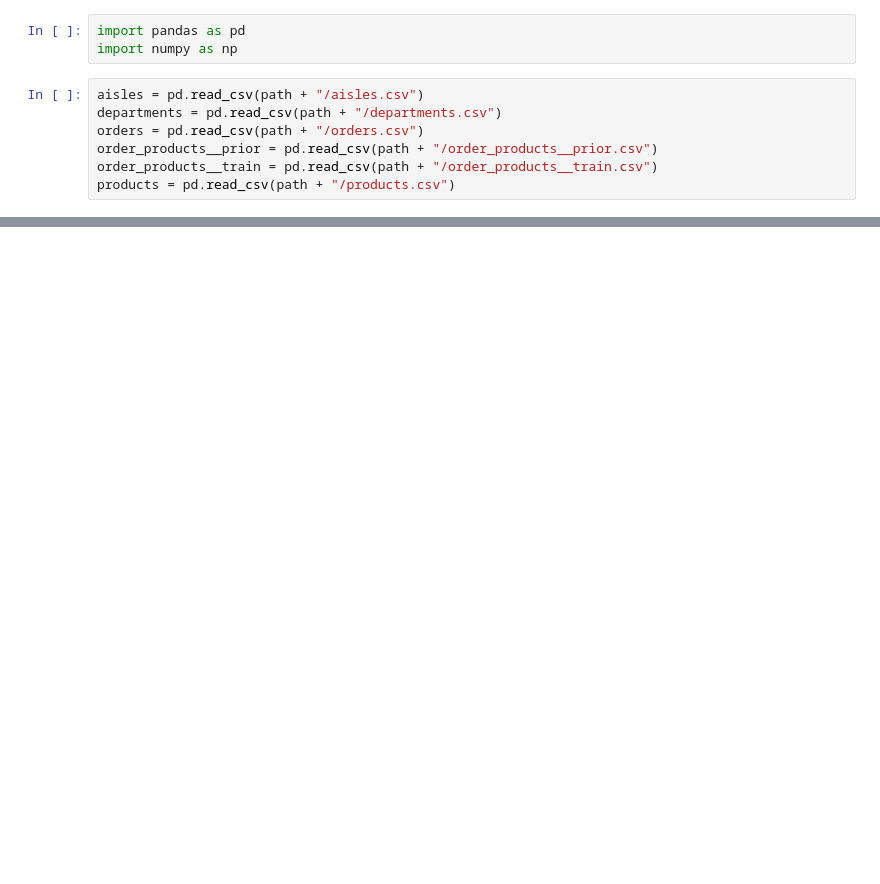
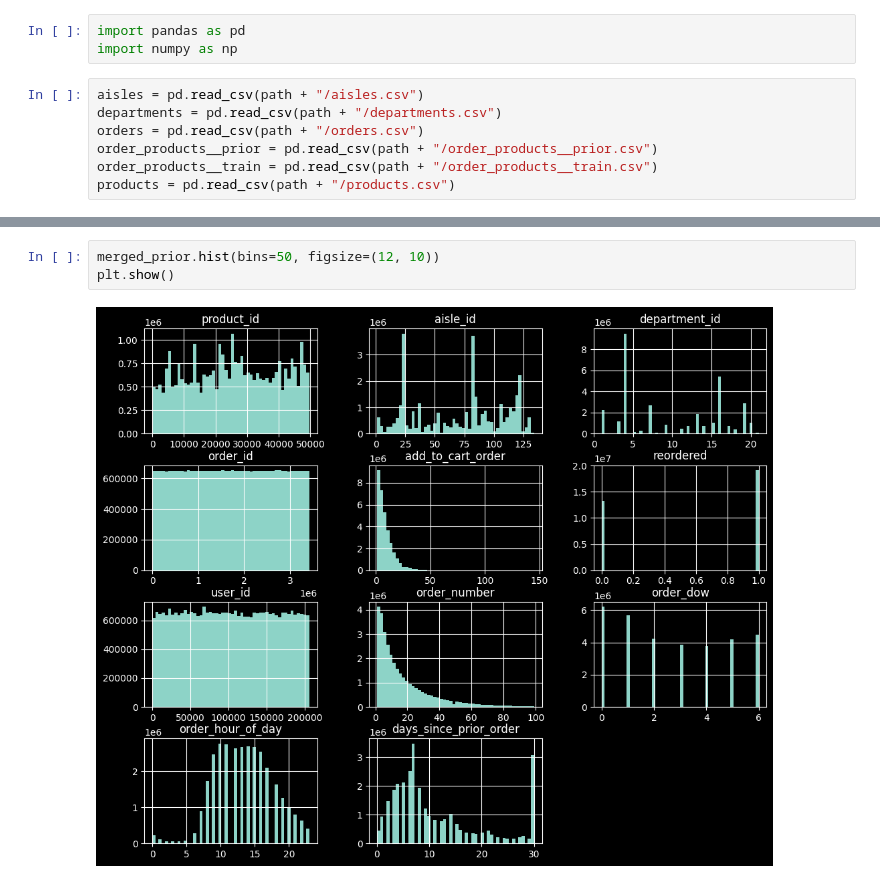
Before and after one commit to frieh7/Fall2025_DS230_Final-project, a Jupyter notebook: main.ipynb, the cells around one changed output, grey strips where cells are left out. Drawn from its saved outputs; the diff is of its cells as text; blank space fills up the shorter version.

```diff
--- a/main.ipynb
+++ b/main.ipynb
@@ -139,0 +222,5 @@ all.shape
+# %%
+merged_prior.hist(bins=50, figsize=(12, 10))
+plt.show()
+# %% [output]
+[figure, added]
```
Also changed, not shown: parts of 13 cells of this notebook.
